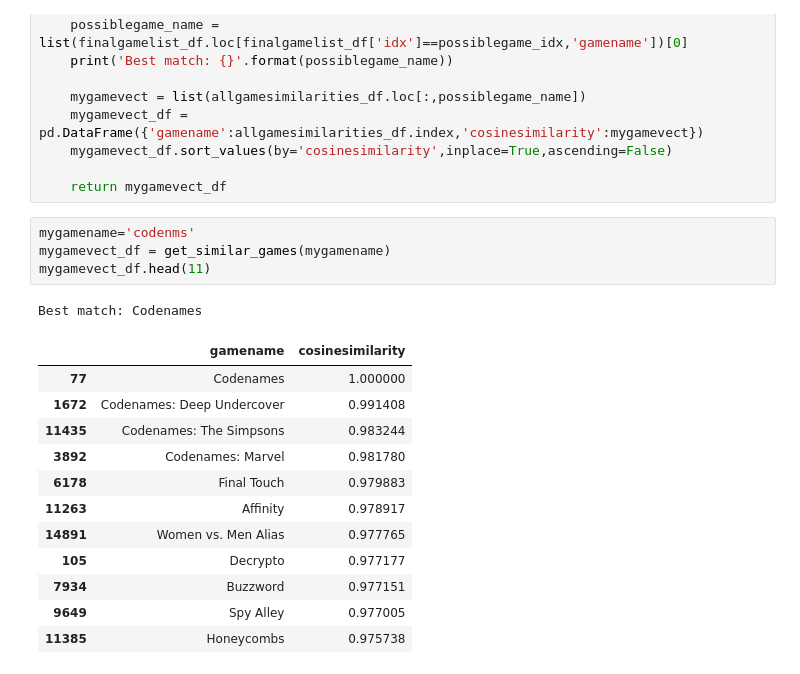
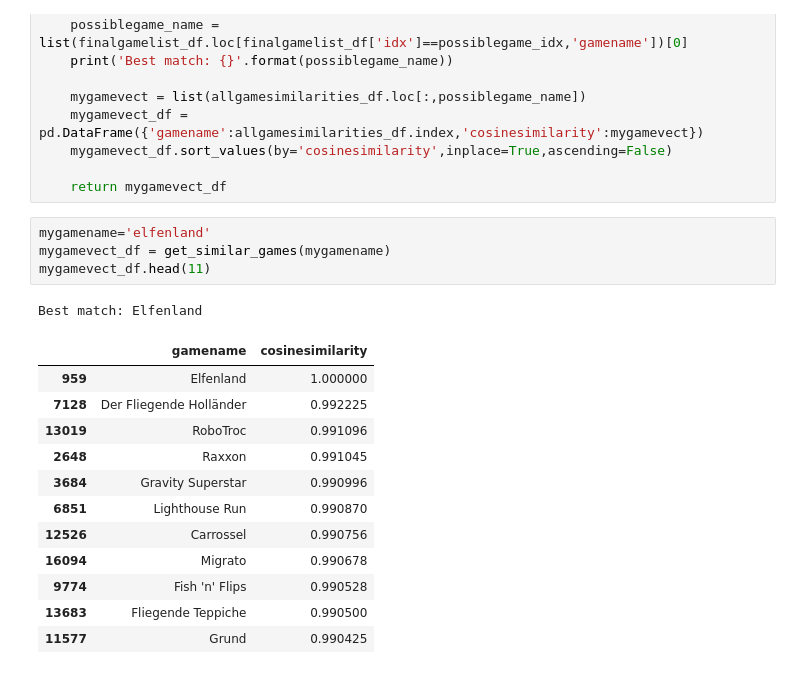
Before and after one commit to M055/insight-project, a Jupyter notebook: Boardgame_model.ipynb, the cells around one changed output. Cells and saved outputs as stored; diff of their text form.

```diff
--- a/Boardgame_model.ipynb
+++ b/Boardgame_model.ipynb
@@ -222,20 +225,20 @@ def get_similar_games(mygamename):
 
     return mygamevect_df
 # %%
-mygamename='codenms'
+mygamename='elfenland'
 mygamevect_df = get_similar_games(mygamename)
 mygamevect_df.head(11)
 # %% [output]
-Best match: Codenames
+Best match: Elfenland
 |  | gamename | cosinesimilarity |
-| 77 | Codenames | 1.000000 |
-| 1672 | Codenames: Deep Undercover | 0.991408 |
-| 11435 | Codenames: The Simpsons | 0.983244 |
-| 3892 | Codenames: Marvel | 0.981780 |
-| 6178 | Final Touch | 0.979883 |
-| 11263 | Affinity | 0.978917 |
-| 14891 | Women vs. Men Alias | 0.977765 |
-| 105 | Decrypto | 0.977177 |
-| 7934 | Buzzword | 0.977151 |
-| 9649 | Spy Alley | 0.977005 |
-| 11385 | Honeycombs | 0.975738 |
+| 959 | Elfenland | 1.000000 |
+| 7128 | Der Fliegende Holländer | 0.992225 |
+| 13019 | RoboTroc | 0.991096 |
+| 2648 | Raxxon | 0.991045 |
+| 3684 | Gravity Superstar | 0.990996 |
+| 6851 | Lighthouse Run | 0.990870 |
+| 12526 | Carrossel | 0.990756 |
+| 16094 | Migrato | 0.990678 |
+| 9774 | Fish 'n' Flips | 0.990528 |
+| 13683 | Fliegende Teppiche | 0.990500 |
+| 11577 | Grund | 0.990425 |
```
Also changed, not shown: parts of 7 cells of this notebook, 8 other files.
